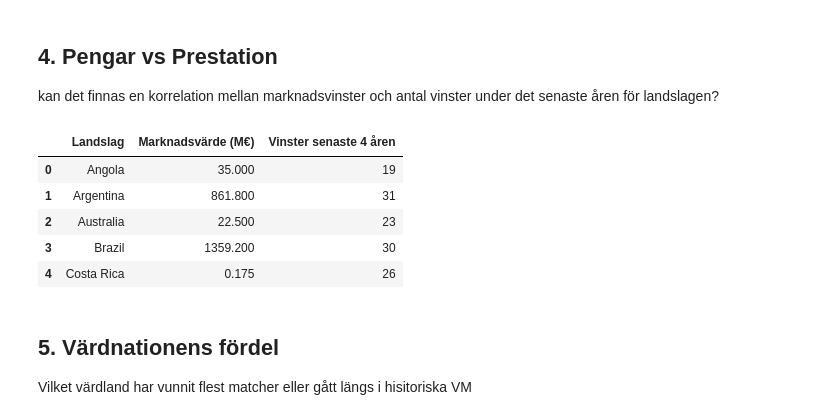
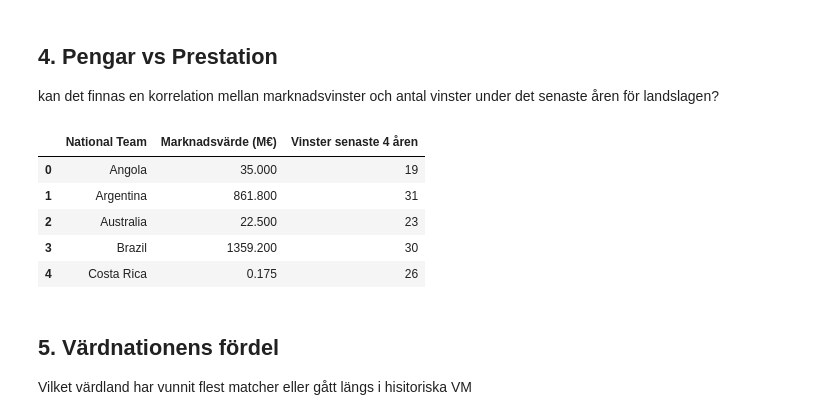
Before and after one commit to webcrunch/kk1-fifa-2026-analysis, a Jupyter notebook: fifa-jupiter.ipynb, the cells around one changed output. Drawn from its saved outputs; the diff is of its cells as text; code cells hidden in the pictures.

```diff
--- a/fifa-jupiter.ipynb
+++ b/fifa-jupiter.ipynb
@@ -658,17 +657,17 @@ kan  det finnas en korrelation mellan marknadsvinster och antal vinster under de
 # %%
 # Bröjar med att skapa en total summa av alla spelares värde/nation
 
 total_value_player_nation = df_players.groupby("Nationality")["MarketValue"].sum().reset_index()
-total_value_player_nation.columns = ["Landslag", "Total_MarketValue_M€"]
+total_value_player_nation.columns = ["National Team", "Total_MarketValue_M€"]
 
 df_performance = df_final[["team", "total_market_value", "wins_last_4y"]].copy()
 
 # Döpa om för snyggare tabellvisning (VG-krav)
-df_performance.columns = ["Landslag", "Marknadsvärde (M€)", "Vinster senaste 4 åren"]
+df_performance.columns = ["National Team", "Marknadsvärde (M€)", "Vinster senaste 4 åren"]
 
 display(df_performance.head())
 # %% [output]
-|  | Landslag | Marknadsvärde (M€) | Vinster senaste 4 åren |
+|  | National Team | Marknadsvärde (M€) | Vinster senaste 4 åren |
 | 0 | Angola | 35.000 | 19 |
 | 1 | Argentina | 861.800 | 31 |
 | 2 | Australia | 22.500 | 23 |
```
Also changed, not shown: parts of 5 cells of this notebook.
